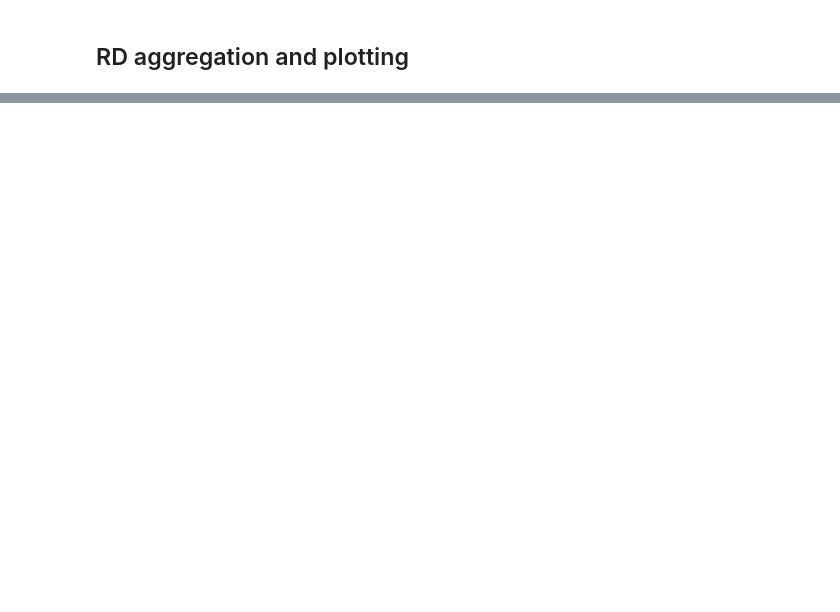
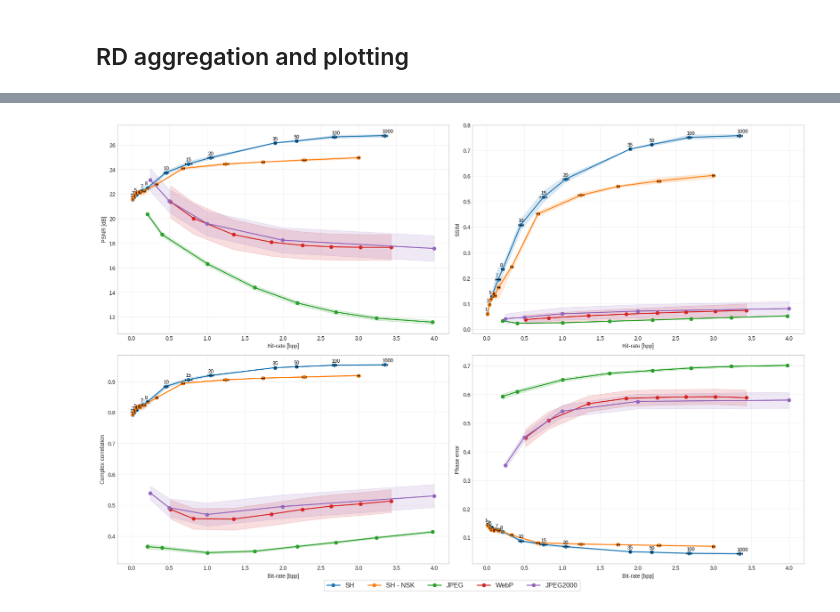
Before and after one commit to CedricLeon/MAYA_DC, a Jupyter notebook: notebooks/RD-curve_plots.ipynb, the cells around one changed output, grey strips where cells are left out. Saved outputs shown, nothing was run; the diff lists cells and outputs as text; code cells hidden in the pictures; blank space fills up the shorter version.

```diff
--- a/notebooks/RD-curve_plots.ipynb
+++ b/notebooks/RD-curve_plots.ipynb
@@ -1264,0 +1108,97 @@ plt.show()
+# %%
+# ── All-metrics overview (2 x N grid) ───────────────────────────────────────
+# Metrics are attempted in order; any metric missing from the test results is
+# skipped silently so the cell still works during early experiments.
+OVERVIEW_METRICS = ['psnr_amp', 'ssim_amp', 'complex_corr', 'phase_err']
+
+# When True, per-subplot legends are suppressed and a single shared legend is
+# drawn below all subplots on one horizontal line.
+OVERVIEW_SHARED_LEGEND = True
+
+metrics_available = []
+for _metric in OVERVIEW_METRICS:
+    try:
+        resolve_metric_key(filtered_runs_df, _metric)
+        metrics_available.append(_metric)
+    except KeyError:
+        print(f'Metric {_metric!r} not available in test results, skipping.')
+
+n = len(metrics_available)
+n_cols = 2
+n_rows = (n + 1) // 2
+fig_ov, axes_ov = plt.subplots(n_rows, n_cols, figsize=(18, 6 * n_rows), squeeze=False)
+
+for plot_idx, metric in enumerate(metrics_available):
+    row_idx, col_idx = divmod(plot_idx, n_cols)
+    ax = axes_ov[row_idx, col_idx]
+    try:
+        stats_m, resolved_m = aggregate_rd_statistics(
+            filtered_runs_df,
+            rate_metric='rate',
+            quality_metric=metric,
+            group_columns=RD_PLOT_CFG['group_columns'],
+        )
+        baseline_m = pd.DataFrame()
+        if not baseline_rd_stats_df.empty:
+            baseline_m = adapt_baseline_quality(baseline_rd_stats_df, resolved_m['quality_metric'])
+            baseline_m = filter_baseline_by_bpp(baseline_m, RD_PLOT_CFG['max_codec_bpp'])
+        combined_m = (
+            pd.concat([stats_m, baseline_m], ignore_index=True, sort=False)
+            if not baseline_m.empty
+            else stats_m
+        )
+        plot_rd_curve(
+            combined_m,
+            resolved_rate_metric=resolved_m['rate_metric'],
+            resolved_quality_metric=resolved_m['quality_metric'],
+            show_quality_band=True,
+            show_rate_error_bars=RD_PLOT_CFG['show_rate_error_bars'],
+            show_rate_error_bars_for_codecs=RD_PLOT_CFG.get('show_rate_error_bars_for_codecs'),
+            annotate_lambda=True,
+            title=None,
+            show_legend=not OVERVIEW_SHARED_LEGEND,
+            ax=ax,
+        )
+    except (KeyError, ValueError) as exc:
+        ax.text(0.5, 0.5, str(exc), transform=ax.transAxes,
+                ha='center', va='center', fontsize=8, wrap=True)
+        ax.set_title(metric)
+
+# Hide any unused axes in the last row
+for plot_idx in range(n, n_rows * n_cols):
+    row_idx, col_idx = divmod(plot_idx, n_cols)
+    axes_ov[row_idx, col_idx].set_visible(False)
+
+# Shared legend: collect handles from all axes, deduplicate by label, draw once.
+if OVERVIEW_SHARED_LEGEND:
+    seen_labels: dict[str, Any] = {}
+    for ax_row in axes_ov:
+        for ax in ax_row:
+            for handle, label in zip(*ax.get_legend_handles_labels()):
+                if label not in seen_labels:
+                    seen_labels[label] = handle
+    if seen_labels:
+        fig_ov.legend(
+            list(seen_labels.values()),
+            list(seen_labels.keys()),
+            loc='lower center',
+            ncol=len(seen_labels),
+            fontsize=12,
+            frameon=True,
+            bbox_to_anchor=(0.5, 0.0),
+        )
+        plt.tight_layout(rect=[0, 0.02, 1, 1])
+    else:
+        plt.tight_layout()
+else:
+    plt.tight_layout()
+
+plt.show()
+
+# save as pdf 150 dpi
+for ext in (["pdf", "svg"]):
+    out = Path("RD-curves_diff_metrics").with_suffix(f".{ext}")
+    fig_ov.savefig(out, bbox_inches="tight", dpi=150)
+    print(f"Saved {out}")
+# %% [output]
+[figure, added]
```
Also changed, not shown: parts of 17 cells of this notebook, 19 other files.
